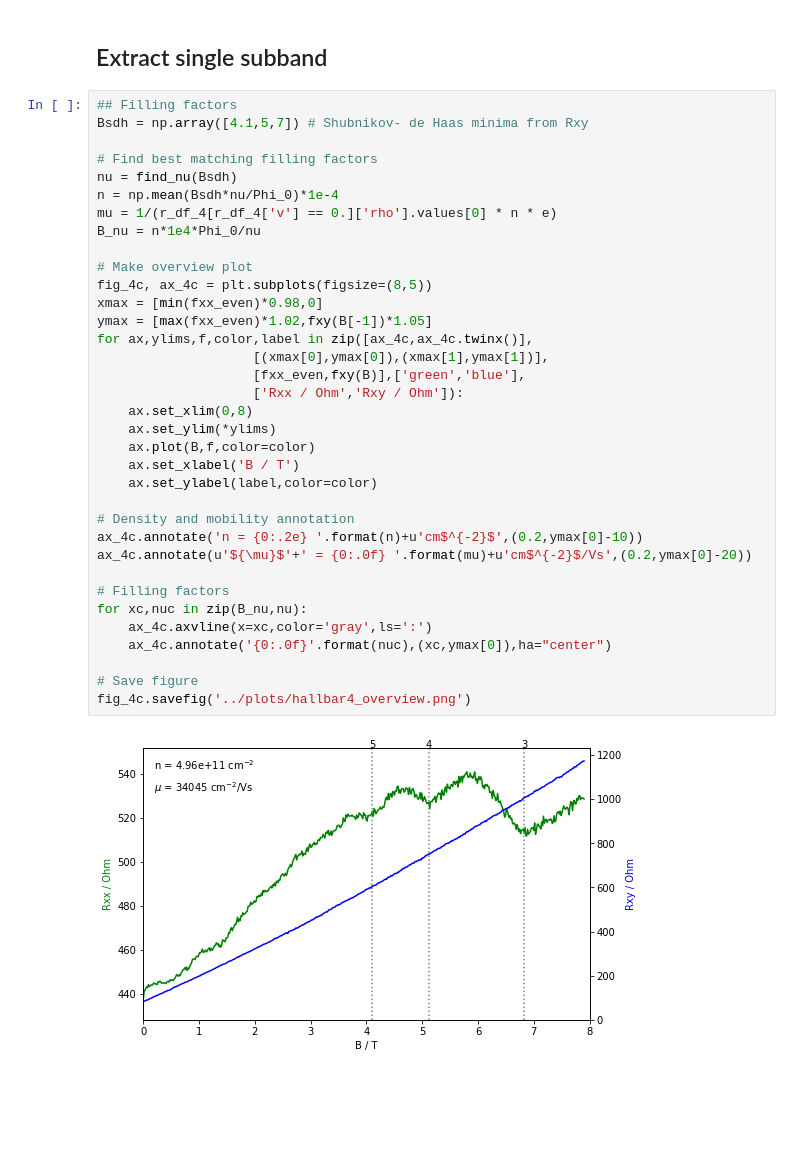
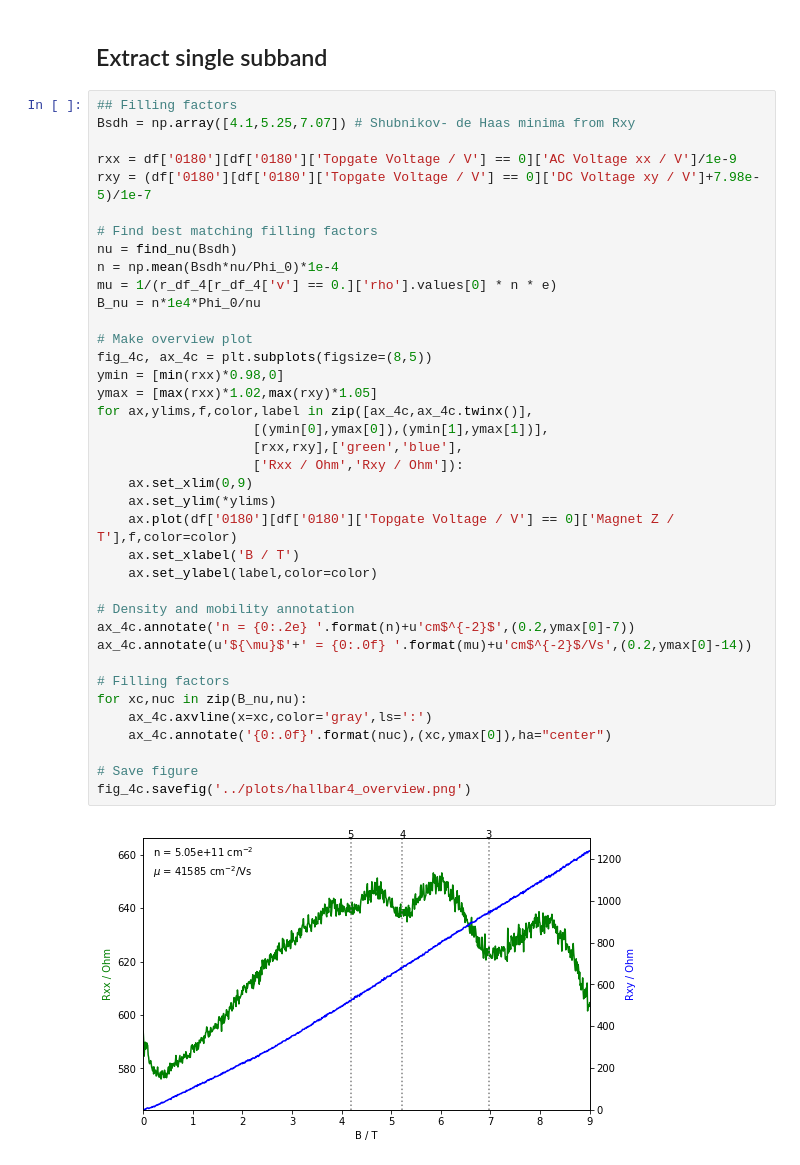
Before and after one commit to danielbouman/2deg, a Jupyter notebook: JSL109_01_hallbar_analysis.ipynb, the cells around one changed output. Drawn from its saved outputs; the diff is of its cells as text; blank space fills up the shorter version.

```diff
--- a/JSL109_01_hallbar_analysis.ipynb
+++ b/JSL109_01_hallbar_analysis.ipynb
@@ -433,38 +459,41 @@ plt.savefig('../plots/hallbar4_rxx_rxy.png')
 ## Extract single subband
 # %%
 ## Filling factors
-Bsdh = np.array([4.1,5,7]) # Shubnikov- de Haas minima from Rxy
+Bsdh = np.array([4.1,5.25,7.07]) # Shubnikov- de Haas minima from Rxy
+
+rxx = df['0180'][df['0180']['Topgate Voltage / V'] == 0]['AC Voltage xx / V']/1e-9
+rxy = (df['0180'][df['0180']['Topgate Voltage / V'] == 0]['DC Voltage xy / V']+7.98e-5)/1e-7
 
 # Find best matching filling factors
 nu = find_nu(Bsdh)
 n = np.mean(Bsdh*nu/Phi_0)*1e-4
 mu = 1/(r_df_4[r_df_4['v'] == 0.]['rho'].values[0] * n * e)
 B_nu = n*1e4*Phi_0/nu
 
 # Make overview plot
 fig_4c, ax_4c = plt.subplots(figsize=(8,5))
-xmax = [min(fxx_even)*0.98,0]
-ymax = [max(fxx_even)*1.02,fxy(B[-1])*1.05]
+ymin = [min(rxx)*0.98,0]
+ymax = [max(rxx)*1.02,max(rxy)*1.05]
 for ax,ylims,f,color,label in zip([ax_4c,ax_4c.twinx()],
-                    [(xmax[0],ymax[0]),(xmax[1],ymax[1])],
-                    [fxx_even,fxy(B)],['green','blue'],
+                    [(ymin[0],ymax[0]),(ymin[1],ymax[1])],
+                    [rxx,rxy],['green','blue'],
                     ['Rxx / Ohm','Rxy / Ohm']):
-    ax.set_xlim(0,8)
+    ax.set_xlim(0,9)
     ax.set_ylim(*ylims)
-    ax.plot(B,f,color=color)
+    ax.plot(df['0180'][df['0180']['Topgate Voltage / V'] == 0]['Magnet Z / T'],f,color=color)
     ax.set_xlabel('B / T')
     ax.set_ylabel(label,color=color)
 
 # Density and mobility annotation
-ax_4c.annotate('n = {0:.2e} '.format(n)+u'cm$^{-2}$',(0.2,ymax[0]-10))
-ax_4c.annotate(u'${\mu}$'+' = {0:.0f} '.format(mu)+u'cm$^{-2}$/Vs',(0.2,ymax[0]-20))
+ax_4c.annotate('n = {0:.2e} '.format(n)+u'cm$^{-2}$',(0.2,ymax[0]-7))
+ax_4c.annotate(u'${\mu}$'+' = {0:.0f} '.format(mu)+u'cm$^{-2}$/Vs',(0.2,ymax[0]-14))
 
 # Filling factors
 for xc,nuc in zip(B_nu,nu):
     ax_4c.axvline(x=xc,color='gray',ls=':')
     ax_4c.annotate('{0:.0f}'.format(nuc),(xc,ymax[0]),ha="center")
 
 # Save figure
 fig_4c.savefig('../plots/hallbar4_overview.png')
 # %% [output]
-[figure, old version]
+[figure, new version]
```
Also changed, not shown: parts of 3 cells of this notebook.
